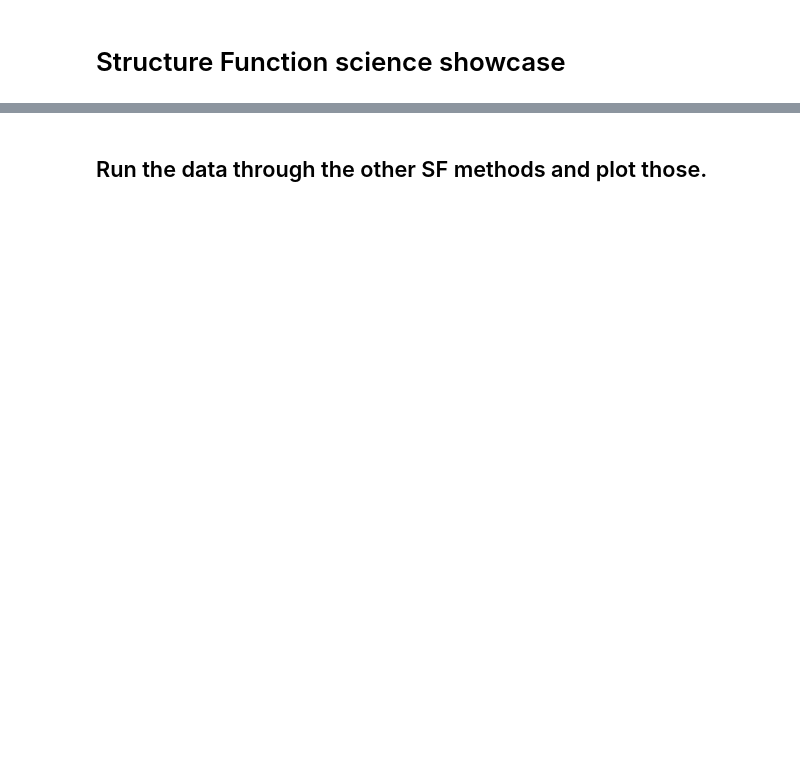
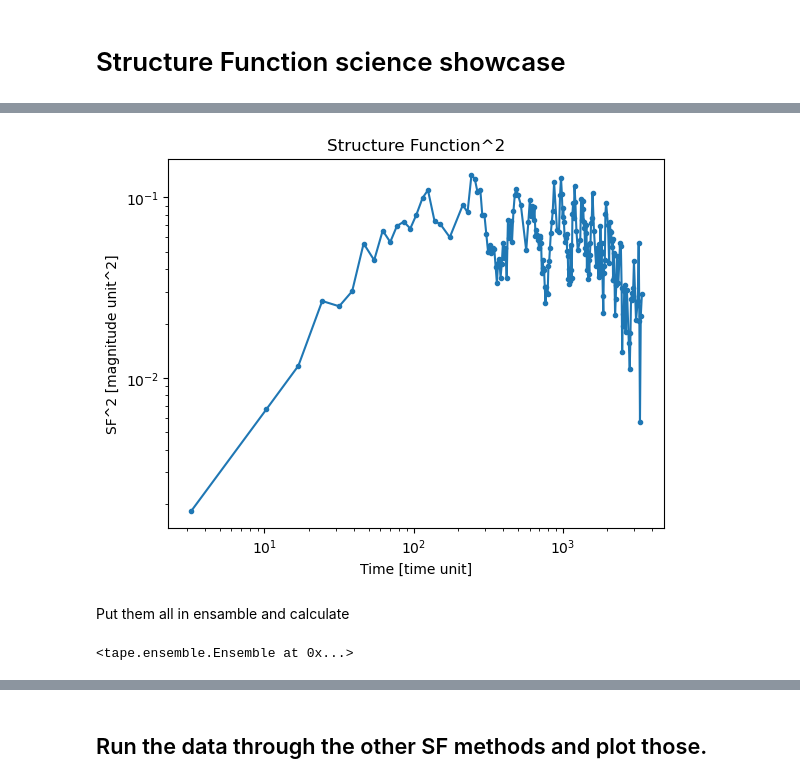
Before and after one commit to lincc-frameworks/tape, a Jupyter notebook: docs/tutorials/structure_function_showcase.ipynb, the cells around one changed output, grey strips where cells are left out. Saved outputs shown, nothing was run; the diff lists cells and outputs as text; code cells hidden in the pictures; blank space fills up the shorter version.

```diff
--- a/docs/tutorials/structure_function_showcase.ipynb
+++ b/docs/tutorials/structure_function_showcase.ipynb
@@ -43,10 +58,49 @@ Run the example through the basic SF and plot
 # %%
-
 res_basic = tape.analysis.calc_sf2(t[0], y[0], err[0])
 
 plt.figure()
-plt.plot(res_basic['dt'], res_basic['sf2'])
+plt.plot(res_basic['dt'], res_basic['sf2'], marker='.',)
 plt.yscale('log')
 plt.xscale('log')
-plt.title("Basic Structure Function")
+plt.title("Structure Function^2")
+plt.xlabel('Time [time unit]')
+plt.ylabel('SF^2 [magnitude unit^2]')
 plt.show()
+# %% [output]
+[figure, added]
+# %% [markdown]
+Put them all in ensamble and calculate
+# %%
+id_ens, t_ens, y_ens, yerr_ens, filter_ens\
+    = np.array([]), np.array([]), np.array([]), np.array([]), np.array([])
+
+for j in range(num_light_curves):
+    id_ens = np.append(id_ens, np.full(num_observations, j))
+    t_ens = np.append(t_ens, t[j])
+    y_ens = np.append(y_ens, y[j])
+    yerr_ens = np.append(yerr_ens, err[j])
+    filter_ens = np.append(filter_ens, np.full(num_observations, 'r'))
+
+"""
+data_dict = dict(
+    lc_id = np.repeat(np.arange(1,101, dtype=int), repeats=200),
+    band = np.hstack(np.full(np.shape(t), 'r')),
+    time=np.hstack(t),
+    flux=np.hstack(y),
+    err=np.hstack(err)
+)
+"""
+id_ens = id_ens.astype(int)
+# columns assigned manually
+manual_colmap = ColumnMapper().assign(
+    id_col="id_ens", time_col="t_ens", flux_col="y_ens",
+    err_col="yerr_ens", band_col="filter_ens"
+)
+
+ens = Ensemble()
+# ens.from_source_dict(source_dict=data_dict, column_mapper=manual_colmap)
+ens.from_source_dict({'id_ens': id_ens, "t_ens": t_ens, 'y_ens': y_ens,
+                      'yerr_ens': yerr_ens, 'filter_ens': filter_ens},
+                        column_mapper=manual_colmap)
+# %% [output]
+<tape.ensemble.Ensemble at 0x...>
```
Also changed, not shown: parts of 18 cells of this notebook.
